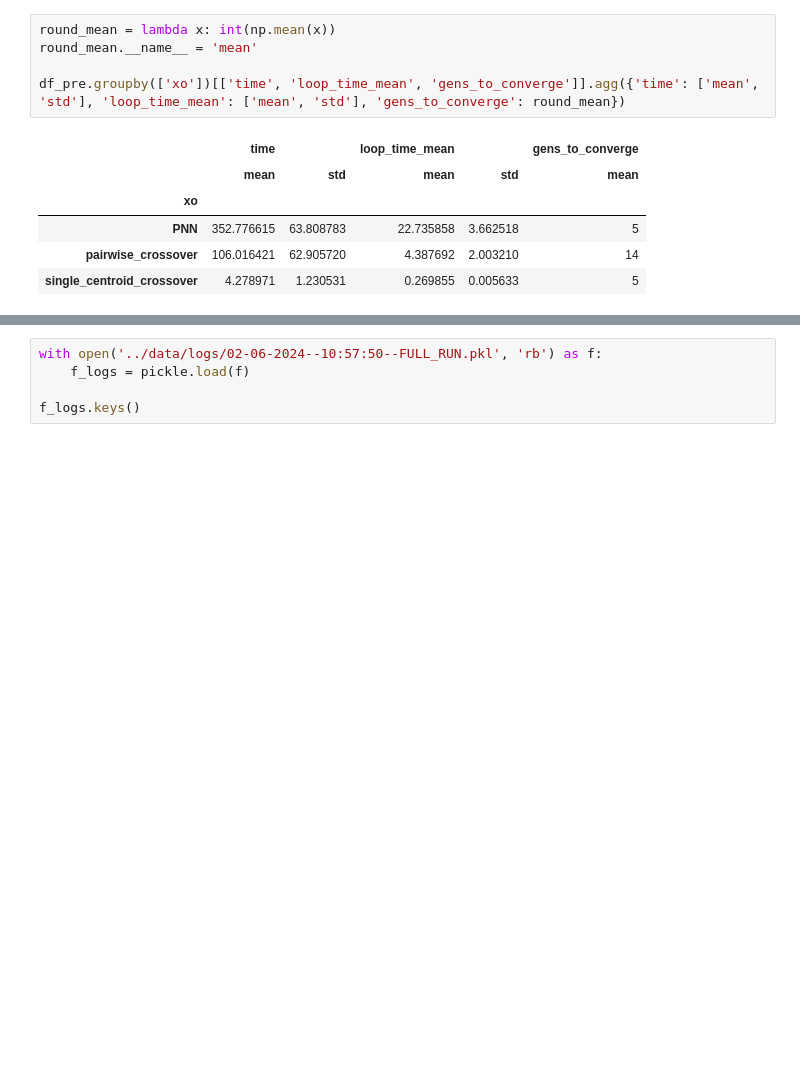
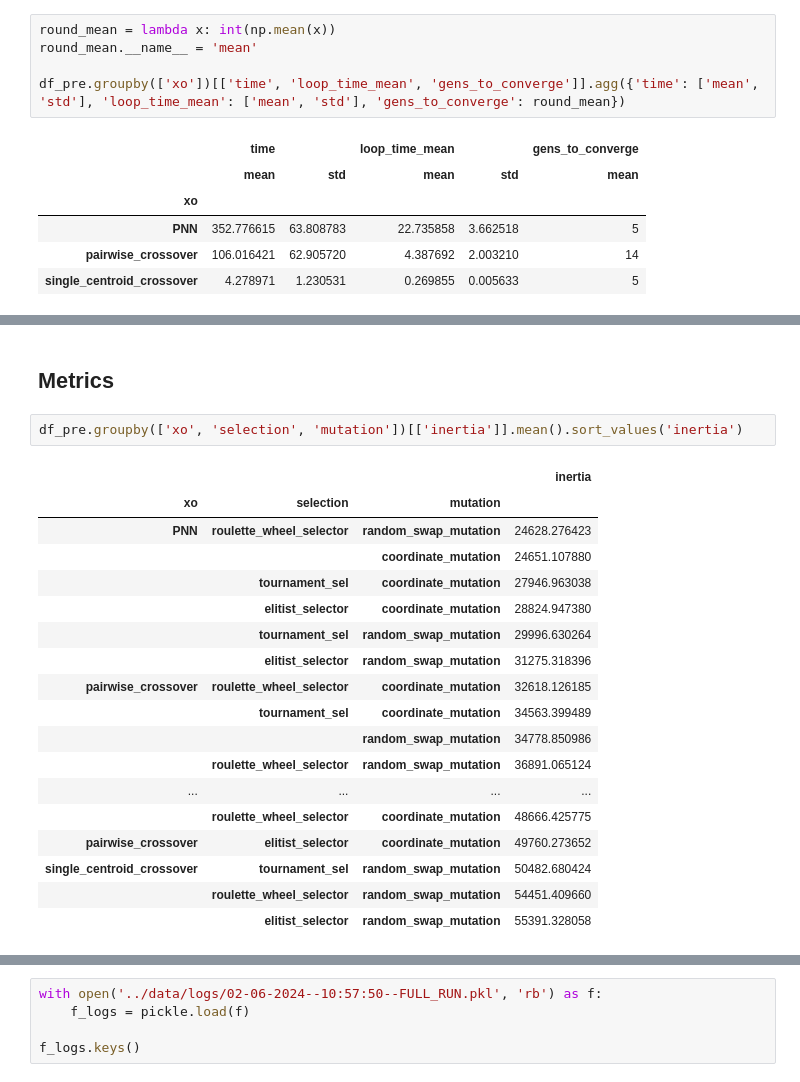
Before and after one commit to vitorsouton/cifo, a Jupyter notebook: notebooks/final_findings.ipynb, the cells around one changed output, grey strips where cells are left out. Drawn from its saved outputs; the diff is of its cells as text; blank space fills up the shorter version.

```diff
--- a/notebooks/final_findings.ipynb
+++ b/notebooks/final_findings.ipynb
@@ -85,0 +117,23 @@ df_pre.groupby(['xo'])[['time', 'loop_time_mean', 'gens_to_converge']].agg({'tim
+# %% [markdown]
+## Metrics
+# %%
+df_pre.groupby(['xo', 'selection', 'mutation'])[['inertia']].mean().sort_values('inertia')
+# %% [output]
+|  |  |  | inertia |
+| xo | selection | mutation |  |
+| PNN | roulette_wheel_selector | random_swap_mutation | 24628.276423 |
+|  |  | coordinate_mutation | 24651.107880 |
+|  | tournament_sel | coordinate_mutation | 27946.963038 |
+|  | elitist_selector | coordinate_mutation | 28824.947380 |
+|  | tournament_sel | random_swap_mutation | 29996.630264 |
+|  | elitist_selector | random_swap_mutation | 31275.318396 |
+| pairwise_crossover | roulette_wheel_selector | coordinate_mutation | 32618.126185 |
+|  | tournament_sel | coordinate_mutation | 34563.399489 |
+|  |  | random_swap_mutation | 34778.850986 |
+|  | roulette_wheel_selector | random_swap_mutation | 36891.065124 |
+| ... | ... | ... | ... |
+|  | roulette_wheel_selector | coordinate_mutation | 48666.425775 |
+| pairwise_crossover | elitist_selector | coordinate_mutation | 49760.273652 |
+| single_centroid_crossover | tournament_sel | random_swap_mutation | 50482.680424 |
+|  | roulette_wheel_selector | random_swap_mutation | 54451.409660 |
+|  | elitist_selector | random_swap_mutation | 55391.328058 |
```
Also changed, not shown: parts of 13 cells of this notebook, 7 other files.
